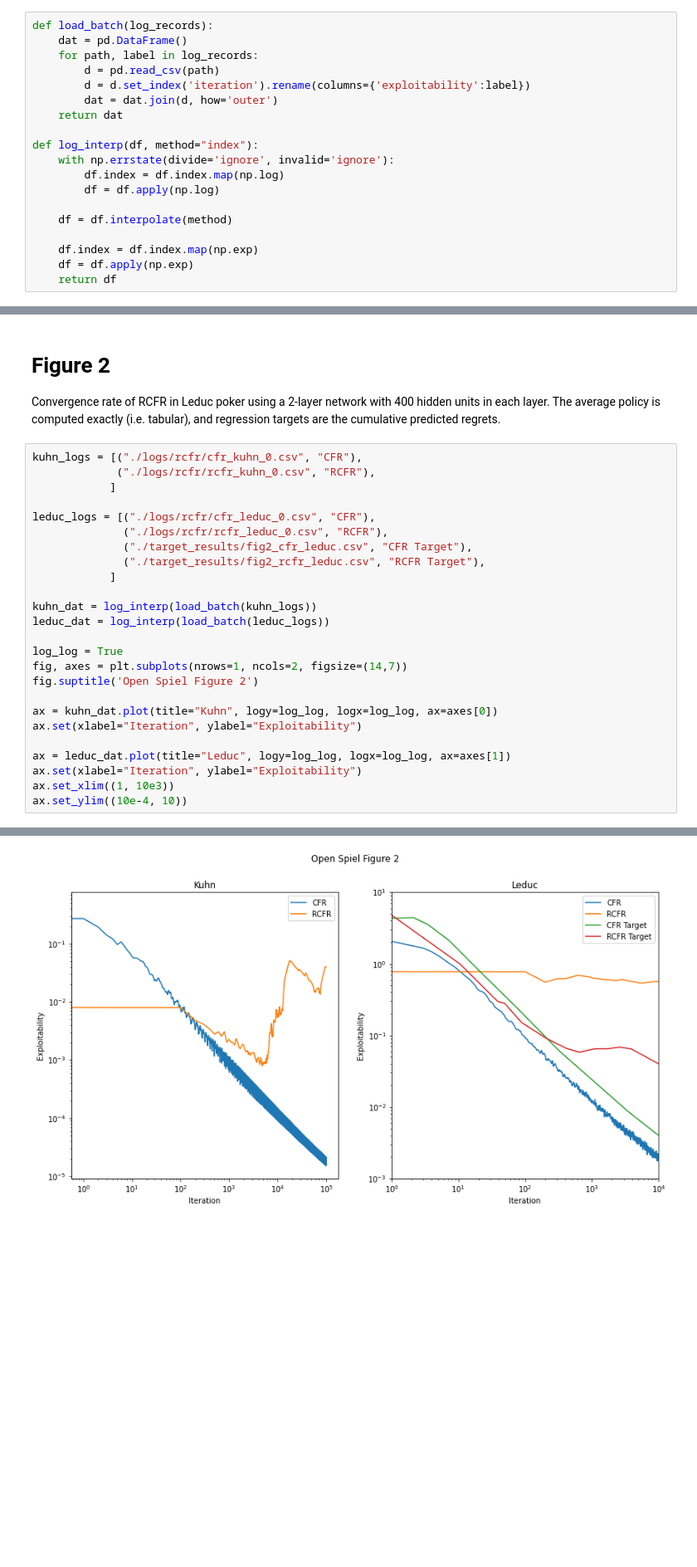
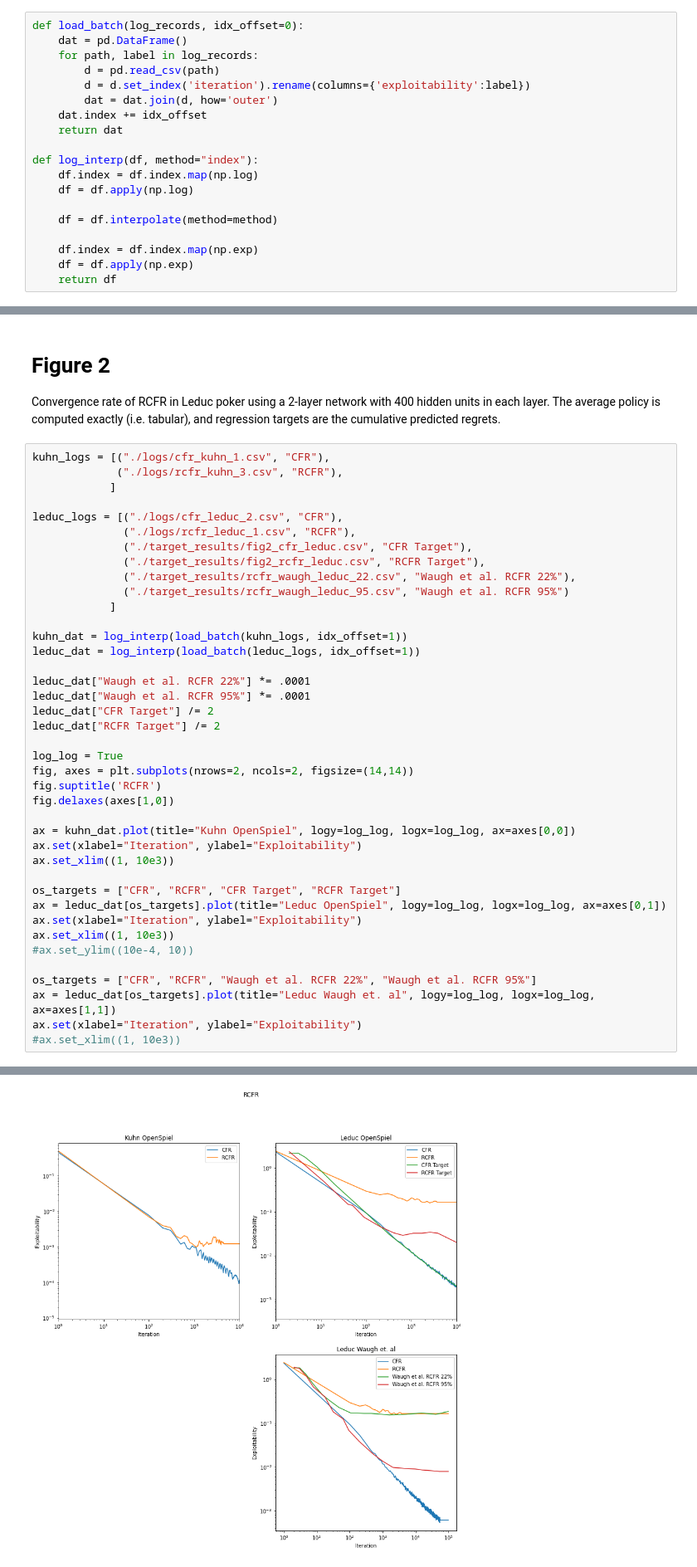
Before and after one commit to aicenter/openspiel_reproductions, a Jupyter notebook: benchmarks.ipynb, the cells around one changed output, grey strips where cells are left out. Shown: that part at 83% size. Cells and saved outputs as stored; diff of their text form; blank space fills up the shorter version.

```diff
--- a/benchmarks.ipynb
+++ b/benchmarks.ipynb
@@ -9,20 +7,20 @@ import matplotlib.pyplot as plt
 import pandas as pd
 import numpy as np
 # %%
-def load_batch(log_records):
+def load_batch(log_records, idx_offset=0):
     dat = pd.DataFrame()
     for path, label in log_records:
         d = pd.read_csv(path)
         d = d.set_index('iteration').rename(columns={'exploitability':label})
         dat = dat.join(d, how='outer')
+    dat.index += idx_offset
     return dat
 
 def log_interp(df, method="index"):
-    with np.errstate(divide='ignore', invalid='ignore'):
-        df.index = df.index.map(np.log)
-        df = df.apply(np.log)
+    df.index = df.index.map(np.log)
+    df = df.apply(np.log)
 
-    df = df.interpolate(method)
+    df = df.interpolate(method=method)
 
     df.index = df.index.map(np.exp)
     df = df.apply(np.exp)
@@ -66,28 +69,43 @@ ax.set_ylim((10e-4, 10))
 Convergence rate of RCFR in Leduc poker using a 2-layer network with 400 hidden units in each layer. The average policy is computed exactly (i.e. tabular), and regression targets are the
 cumulative predicted regrets.
 # %%
-kuhn_logs = [("./logs/rcfr/cfr_kuhn_0.csv", "CFR"),
-             ("./logs/rcfr/rcfr_kuhn_0.csv", "RCFR"),
+kuhn_logs = [("./logs/cfr_kuhn_1.csv", "CFR"),
+             ("./logs/rcfr_kuhn_3.csv", "RCFR"),
             ]
 
-leduc_logs = [("./logs/rcfr/cfr_leduc_0.csv", "CFR"),
-              ("./logs/rcfr/rcfr_leduc_0.csv", "RCFR"),
+leduc_logs = [("./logs/cfr_leduc_2.csv", "CFR"),
+              ("./logs/rcfr_leduc_1.csv", "RCFR"),
               ("./target_results/fig2_cfr_leduc.csv", "CFR Target"),
               ("./target_results/fig2_rcfr_leduc.csv", "RCFR Target"),
+              ("./target_results/rcfr_waugh_leduc_22.csv", "Waugh et al. RCFR 22%"),
+              ("./target_results/rcfr_waugh_leduc_95.csv", "Waugh et al. RCFR 95%")
             ]
 
-kuhn_dat = log_interp(load_batch(kuhn_logs))
-leduc_dat = log_interp(load_batch(leduc_logs))
+kuhn_dat = log_interp(load_batch(kuhn_logs, idx_offset=1))
+leduc_dat = log_interp(load_batch(leduc_logs, idx_offset=1))
+
+leduc_dat["Waugh et al. RCFR 22%"] *= .0001
+leduc_dat["Waugh et al. RCFR 95%"] *= .0001
+leduc_dat["CFR Target"] /= 2
+leduc_dat["RCFR Target"] /= 2
 
 log_log = True
-fig, axes = plt.subplots(nrows=1, ncols=2, figsize=(14,7))
-fig.suptitle('Open Spiel Figure 2')
+fig, axes = plt.subplots(nrows=2, ncols=2, figsize=(14,14))
+fig.suptitle('RCFR')
+fig.delaxes(axes[1,0])
 
-ax = kuhn_dat.plot(title="Kuhn", logy=log_log, logx=log_log, ax=axes[0])
-ax.set(xlabel="Iteration", ylabel="Exploitability")
-
-ax = leduc_dat.plot(title="Leduc", logy=log_log, logx=log_log, ax=axes[1])
+ax = kuhn_dat.plot(title="Kuhn OpenSpiel", logy=log_log, logx=log_log, ax=axes[0,0])
 ax.set(xlabel="Iteration", ylabel="Exploitability")
 ax.set_xlim((1, 10e3))
-ax.set_ylim((10e-4, 10))
+
+os_targets = ["CFR", "RCFR", "CFR Target", "RCFR Target"]
+ax = leduc_dat[os_targets].plot(title="Leduc OpenSpiel", logy=log_log, logx=log_log, ax=axes[0,1])
+ax.set(xlabel="Iteration", ylabel="Exploitability")
+ax.set_xlim((1, 10e3))
+#ax.set_ylim((10e-4, 10))
+
+os_targets = ["CFR", "RCFR", "Waugh et al. RCFR 22%", "Waugh et al. RCFR 95%"]
+ax = leduc_dat[os_targets].plot(title="Leduc Waugh et. al", logy=log_log, logx=log_log, ax=axes[1,1])
+ax.set(xlabel="Iteration", ylabel="Exploitability")
+#ax.set_xlim((1, 10e3))
 # %% [output]
@@ -95,4 +113,4 @@ ax.set_ylim((10e-4, 10))
-[figure, old version]
+[figure, new version]
 # %% [markdown]
 # Figure 3
 Convergence rates of NFSP and various (regret-based) policy gradient algorithms in 2-player Leduc poker. Each line is an __average over the top five seeds and hyperparemeter settings for each algorithm__. The lowest (around 0.2) exploitability value reached by any individual run is depicted by a dashed line.
```
Also changed, not shown: parts of 6 cells of this notebook.
